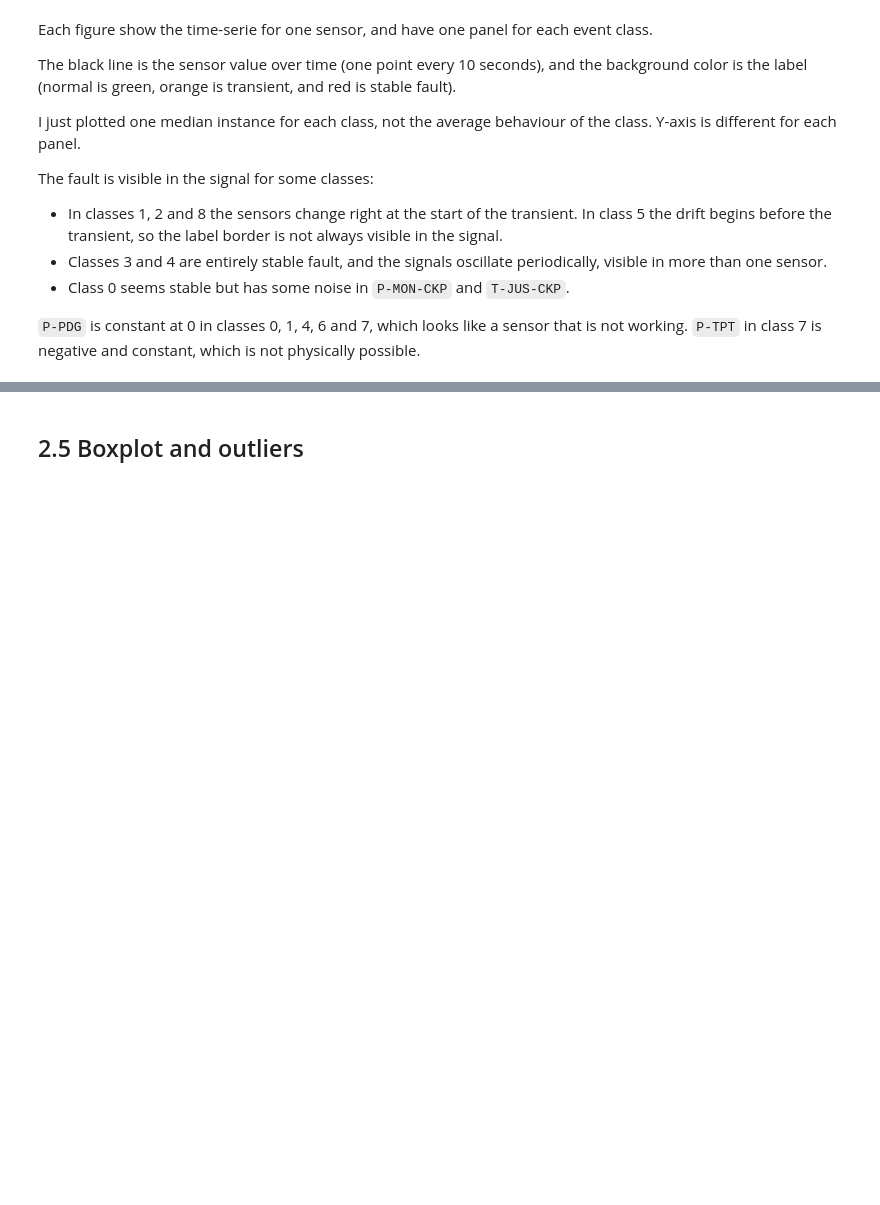
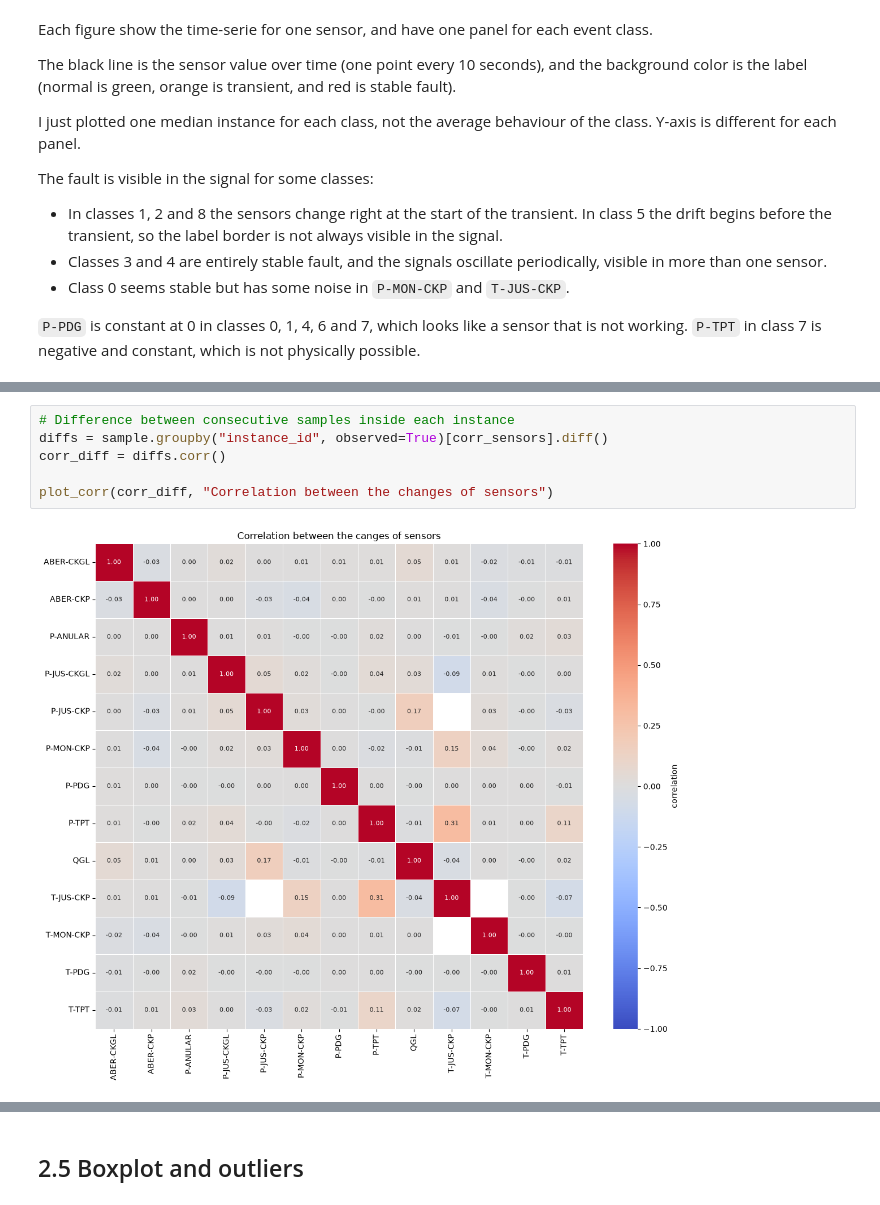
Before and after one commit to tommasofacchin/uis-msc-data-science, a Jupyter notebook: DAT540 - Data science/Project/01_eda.ipynb, the cells around one changed output, grey strips where cells are left out. Saved outputs shown, nothing was run; the diff lists cells and outputs as text; blank space fills up the shorter version.

```diff
--- a/DAT540 - Data science/Project/01_eda.ipynb
+++ b/DAT540 - Data science/Project/01_eda.ipynb
@@ -637,0 +719,8 @@ The fault is visible in the signal for some classes:
+# %%
+# Difference between consecutive samples inside each instance
+diffs = sample.groupby("instance_id", observed=True)[corr_sensors].diff()
+corr_diff = diffs.corr()
+
+plot_corr(corr_diff, "Correlation between the changes of sensors")
+# %% [output]
+[figure, added]
```
Also changed, not shown: parts of 12 cells of this notebook.
